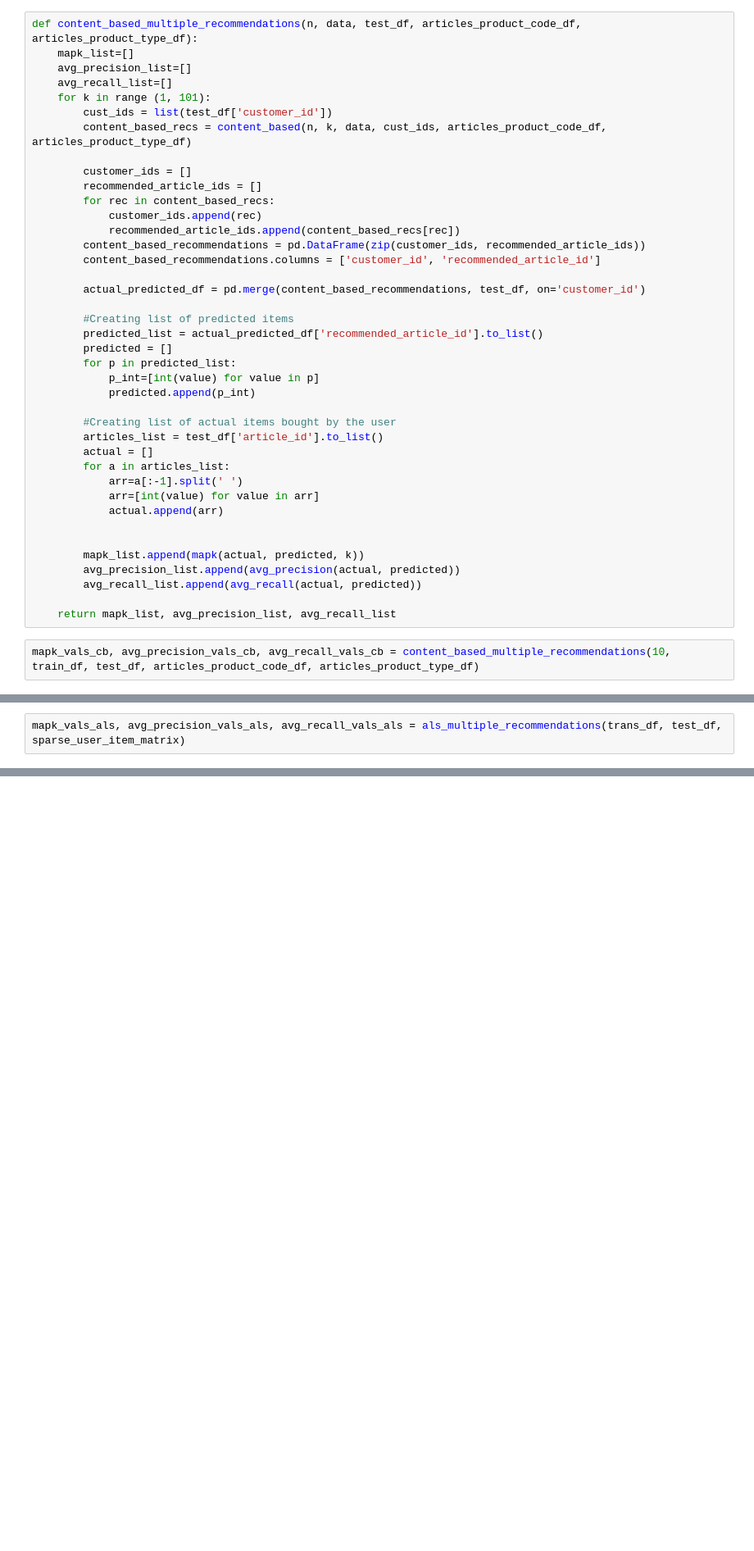
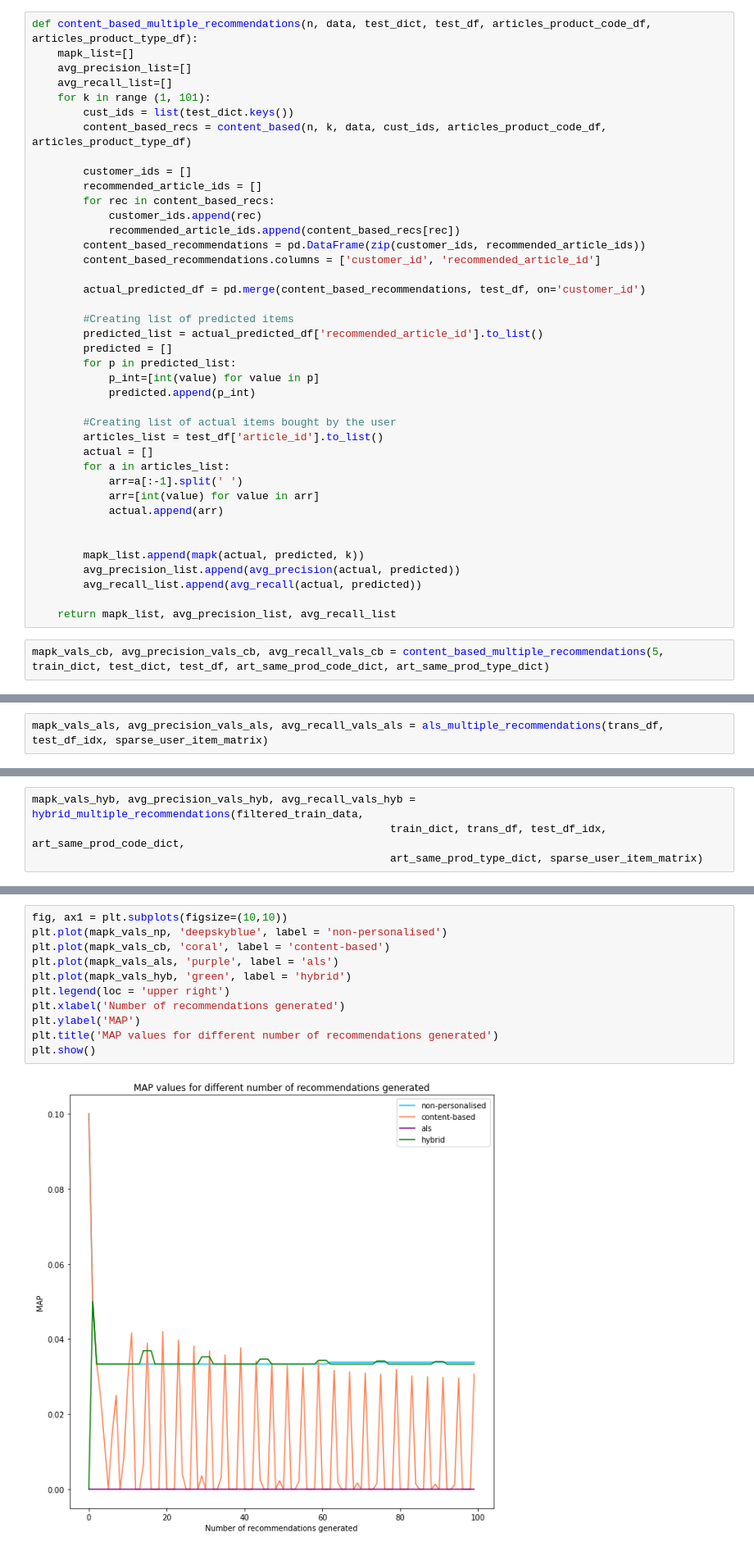
Before and after one commit to aindrila28/recommender_systems, a Jupyter notebook: models.ipynb, the cells around one changed output, grey strips where cells are left out. Shown at 82% size. Saved outputs shown, nothing was run; the diff lists cells and outputs as text; blank space fills up the shorter version.

Commit message:
updated hybrid model

```diff
--- a/models.ipynb
+++ b/models.ipynb
@@ -393,12 +698,12 @@ k=100: 0.11649198398694528
 # %% [markdown]
 ### Evaluating Content-Based Recommendations
 # %%
-def content_based_multiple_recommendations(n, data, test_df, articles_product_code_df, articles_product_type_df):
+def content_based_multiple_recommendations(n, data, test_dict, test_df, articles_product_code_df, articles_product_type_df):
     mapk_list=[]
     avg_precision_list=[]
     avg_recall_list=[]
     for k in range (1, 101):
-        cust_ids = list(test_df['customer_id'])
+        cust_ids = list(test_dict.keys())
         content_based_recs = content_based(n, k, data, cust_ids, articles_product_code_df, articles_product_type_df)
 
         customer_ids = []
@@ -433,7 +738,7 @@ def content_based_multiple_recommendations(n, data, test_df, articles_product_co
 
     return mapk_list, avg_precision_list, avg_recall_list
 # %%
-mapk_vals_cb, avg_precision_vals_cb, avg_recall_vals_cb = content_based_multiple_recommendations(10, train_df, test_df, articles_product_code_df, articles_product_type_df)
+mapk_vals_cb, avg_precision_vals_cb, avg_recall_vals_cb = content_based_multiple_recommendations(5, train_dict, test_dict, test_df, art_same_prod_code_dict, art_same_prod_type_dict)
 # %%
 k_list = [10, 50, 100]
 print('MAP')
@@ -496,7 +829,7 @@ def als_multiple_recommendations(data, test_df, user_item_matrix):
 
     return mapk_list, avg_precision_list, avg_recall_list
 # %%
-mapk_vals_als, avg_precision_vals_als, avg_recall_vals_als = als_multiple_recommendations(trans_df, test_df, sparse_user_item_matrix)
+mapk_vals_als, avg_precision_vals_als, avg_recall_vals_als = als_multiple_recommendations(trans_df, test_df_idx, sparse_user_item_matrix)
 # %%
 k_list = [10, 50, 100]
 print('MAP')
@@ -523,0 +922,4 @@ k=100: 0.015385206460206455
+# %%
+mapk_vals_hyb, avg_precision_vals_hyb, avg_recall_vals_hyb = hybrid_multiple_recommendations(filtered_train_data,
+                                                        train_dict, trans_df, test_df_idx, art_same_prod_code_dict,
+                                                        art_same_prod_type_dict, sparse_user_item_matrix)
@@ -523,0 +978,13 @@ k=100: 0.015385206460206455
+# %%
+fig, ax1 = plt.subplots(figsize=(10,10))
+plt.plot(mapk_vals_np, 'deepskyblue', label = 'non-personalised')
+plt.plot(mapk_vals_cb, 'coral', label = 'content-based')
+plt.plot(mapk_vals_als, 'purple', label = 'als')
+plt.plot(mapk_vals_hyb, 'green', label = 'hybrid')
+plt.legend(loc = 'upper right')
+plt.xlabel('Number of recommendations generated')
+plt.ylabel('MAP')
+plt.title('MAP values for different number of recommendations generated')
+plt.show()
+# %% [output]
+[figure, added]
```
Also changed, not shown: parts of 54 cells of this notebook.
